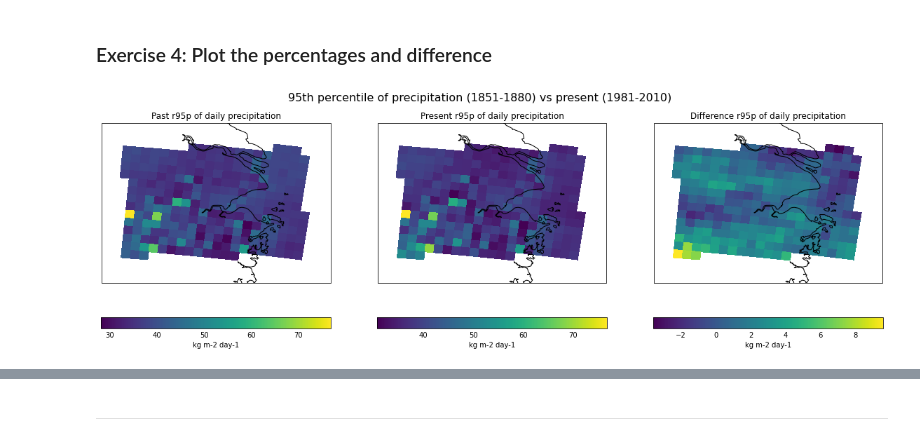
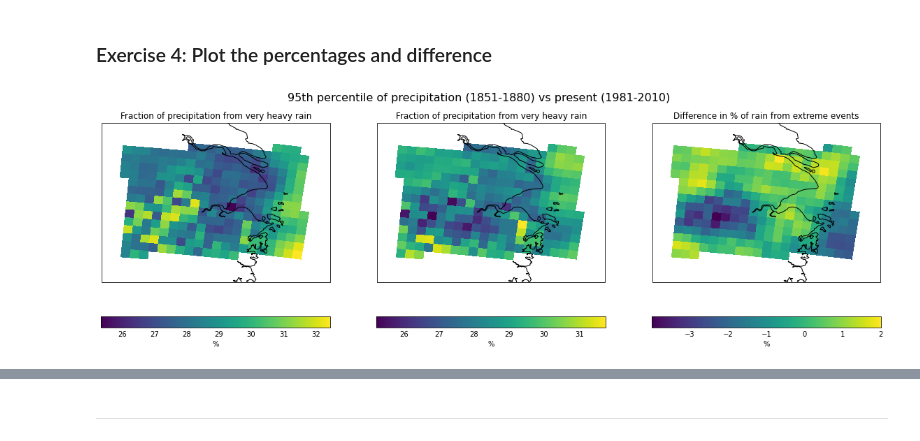
Before and after one commit to MetOffice/PyPRECIS, a Jupyter notebook: notebooks/CSSP_20CRDS_Tutorials/solution_tutorial_4_advance_analysis.ipynb, the cells around one changed output, grey strips where cells are left out. Drawn from its saved outputs; the diff is of its cells as text; code cells hidden in the pictures.

```diff
--- a/notebooks/CSSP_20CRDS_Tutorials/solution_tutorial_4_advance_analysis.ipynb
+++ b/notebooks/CSSP_20CRDS_Tutorials/solution_tutorial_4_advance_analysis.ipynb
@@ -645,6 +647,3 @@ past_precip_shanghai_wet.data = np.ma.masked_less(past_precip_shanghai_wet.data,
 # Calculating percentile
 past_precip_shanghai_pc95 = past_precip_shanghai_wet.collapsed('time', iris.analysis.PERCENTILE, percent=95.)
 past_precip_shanghai_pc95.rename('Past R95p of daily precipitation')
-
-# guessing bounds
-past_precip_shanghai_pc95 = add_bounds(past_precip_shanghai_pc95,['grid_latitude', 'grid_longitude'])
@@ -657,4 +653,7 @@ masked_cube = past_precip_shanghai.copy()
 masked_cube.data = np.ma.masked_less(past_precip_shanghai.data, past_precip_shanghai_pc95.data)
 
 # Now calculating the total sum to extreme rainfall
-total_extreme_days = masked_cube.collapsed(['time'], iris.analysis.SUM)
+total_extreme_precip_past = masked_cube.collapsed(['time'], iris.analysis.SUM)
+
+# also the sum on all days
+total_precip_past = past_precip_shanghai.collapsed(['time'], iris.analysis.SUM)
@@ -666,2 +660,7 @@ extreme_past_days_pct.units = '%'
+# %%
+# percentage of rainfall on very high rainfall days
+extreme_past_pct = (total_extreme_precip_past/total_precip_past) * 100.0
+extreme_past_pct.rename('Fraction of precipitation from very heavy rain')
+extreme_past_pct.units = '%'
 # %% [markdown]
 ### Exercise 3: Calculate the differences
@@ -676,18 +667,23 @@ extreme_days_difference.rename('Difference in extreme precipitation precipitatio
+# %%
+# Calculating the difference in rain on extreme wet days
+
+extreme_pct_difference = extreme_present_pct - extreme_past_pct
+extreme_pct_difference.rename('Difference in % of rain from extreme events')
 # %% [markdown]
 ### Exercise 4: Plot the percentages and difference
 # %%
 # and finally plot the historic, recent and percentile difference plots next to each other
 fig = plt.figure(figsize=(20, 6))
 fig.suptitle('95th percentile of precipitation (1851-1880) vs present (1981-2010)', fontsize=16)
 ax1 = fig.add_subplot(1, 3, 1, projection=ccrs.PlateCarree())
-qplt.pcolormesh(past_precip_shanghai_pc95)
+qplt.pcolormesh(extreme_past_pct)
 ax1.coastlines()
 ax1 = fig.add_subplot(1, 3, 2, projection=ccrs.PlateCarree())
-qplt.pcolormesh(present_precip_shanghai_pc95)
+qplt.pcolormesh(extreme_present_pct)
 ax1.coastlines()
 ax1 = fig.add_subplot(1, 3, 3, projection=ccrs.PlateCarree())
-qplt.pcolormesh(diff_precip_shanghai_pc95)
+qplt.pcolormesh(extreme_pct_difference)
 ax1.coastlines()
 plt.show()
 # %% [output]
-[figure, old version]
+[figure, new version]
```
Also changed, not shown: parts of 13 cells of this notebook.
